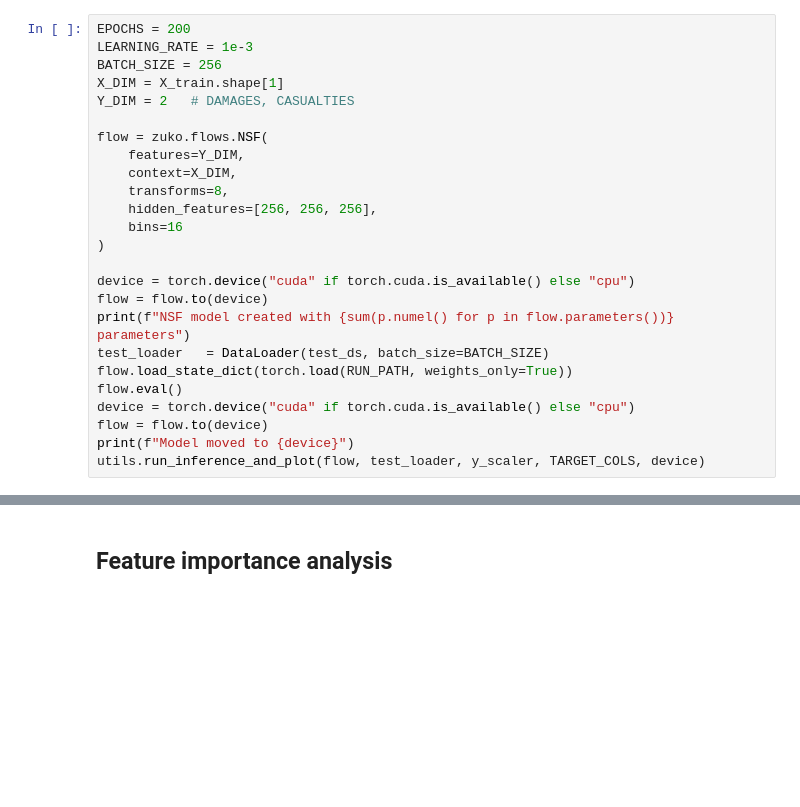
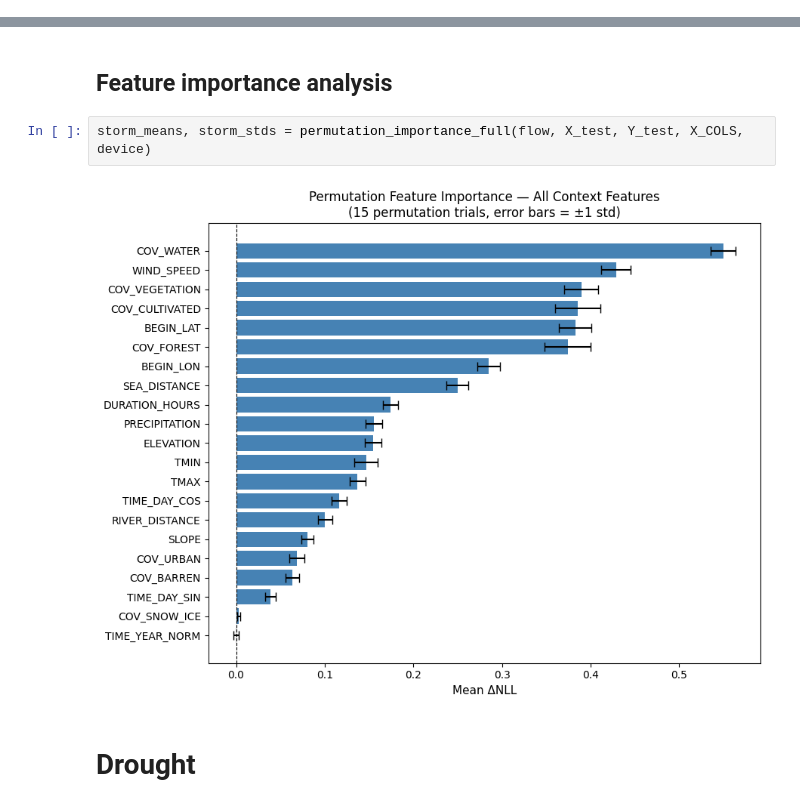
Before and after one commit to mattialodi0/progA3I, a Jupyter notebook: NSF_splitted/feature_importance_analysis.ipynb, the cells around one changed output, grey strips where cells are left out. Saved outputs shown, nothing was run; the diff lists cells and outputs as text; blank space fills up the shorter version.

```diff
--- a/NSF_splitted/feature_importance_analysis.ipynb
+++ b/NSF_splitted/feature_importance_analysis.ipynb
@@ -288,25 +228,0 @@ Y_test = torch.tensor(Y_test)
-# %%
-EPOCHS = 200
-LEARNING_RATE = 1e-3
-BATCH_SIZE = 256
-X_DIM = X_train.shape[1]
-Y_DIM = 2   # DAMAGES, CASUALTIES
-
-flow = zuko.flows.NSF(
-    features=Y_DIM,
-    context=X_DIM,
-    transforms=8,
-    hidden_features=[256, 256, 256],
-    bins=16
-)
-
-device = torch.device("cuda" if torch.cuda.is_available() else "cpu")
-flow = flow.to(device)
-print(f"NSF model created with {sum(p.numel() for p in flow.parameters())} parameters")
-test_loader   = DataLoader(test_ds, batch_size=BATCH_SIZE)
-flow.load_state_dict(torch.load(RUN_PATH, weights_only=True))
-flow.eval()
-device = torch.device("cuda" if torch.cuda.is_available() else "cpu")
-flow = flow.to(device)
-print(f"Model moved to {device}")
-utils.run_inference_and_plot(flow, test_loader, y_scaler, TARGET_COLS, device)
@@ -317,2 +283,8 @@ Model moved to cuda
 # %% [markdown]
 ## Feature importance analysis
+# %%
+storm_means, storm_stds = permutation_importance_full(flow, X_test, Y_test, X_COLS, device)
+# %% [output]
+[figure, added]
+# %% [markdown]
+# Drought
```
Also changed, not shown: parts of 56 cells of this notebook, 2 other files.
